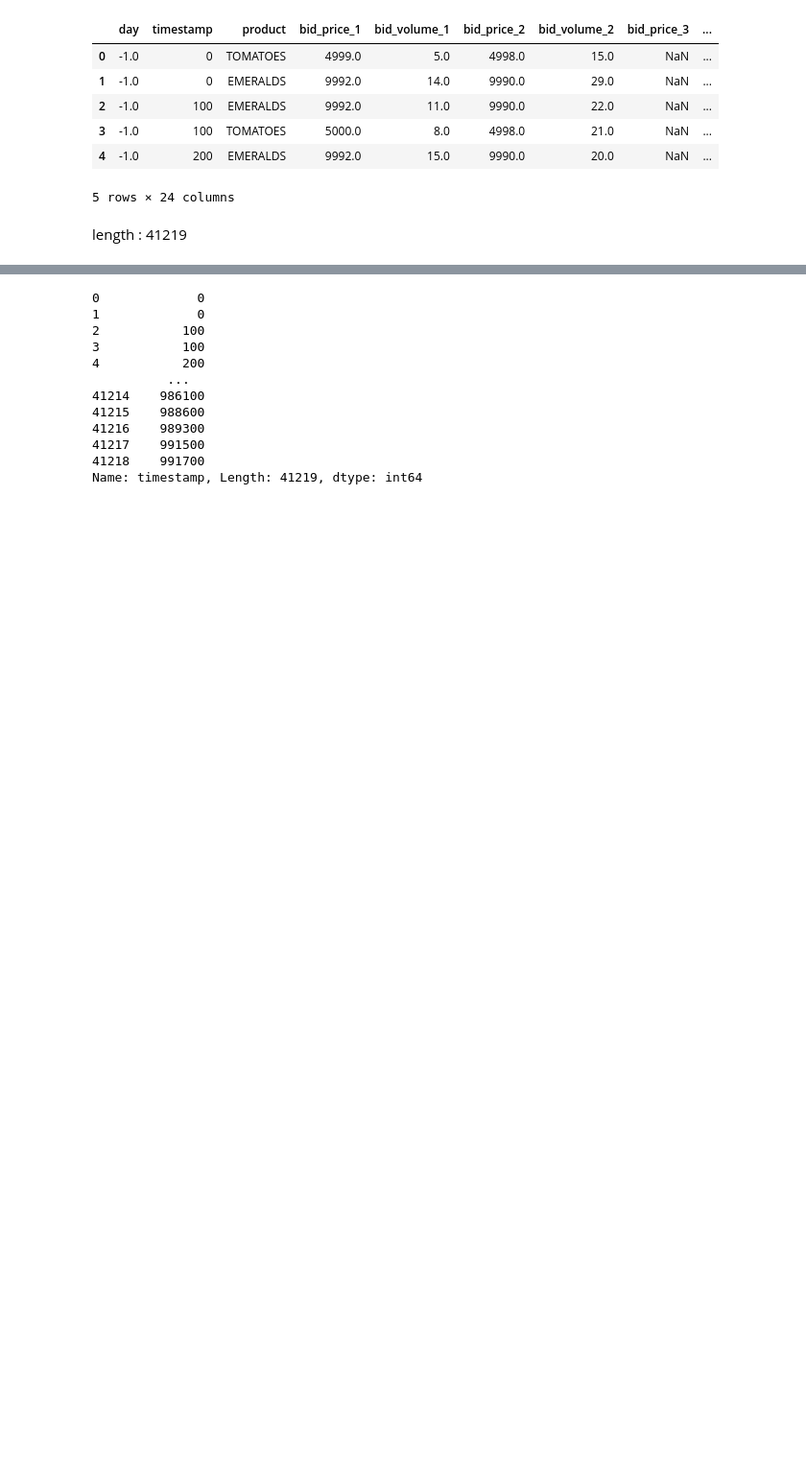
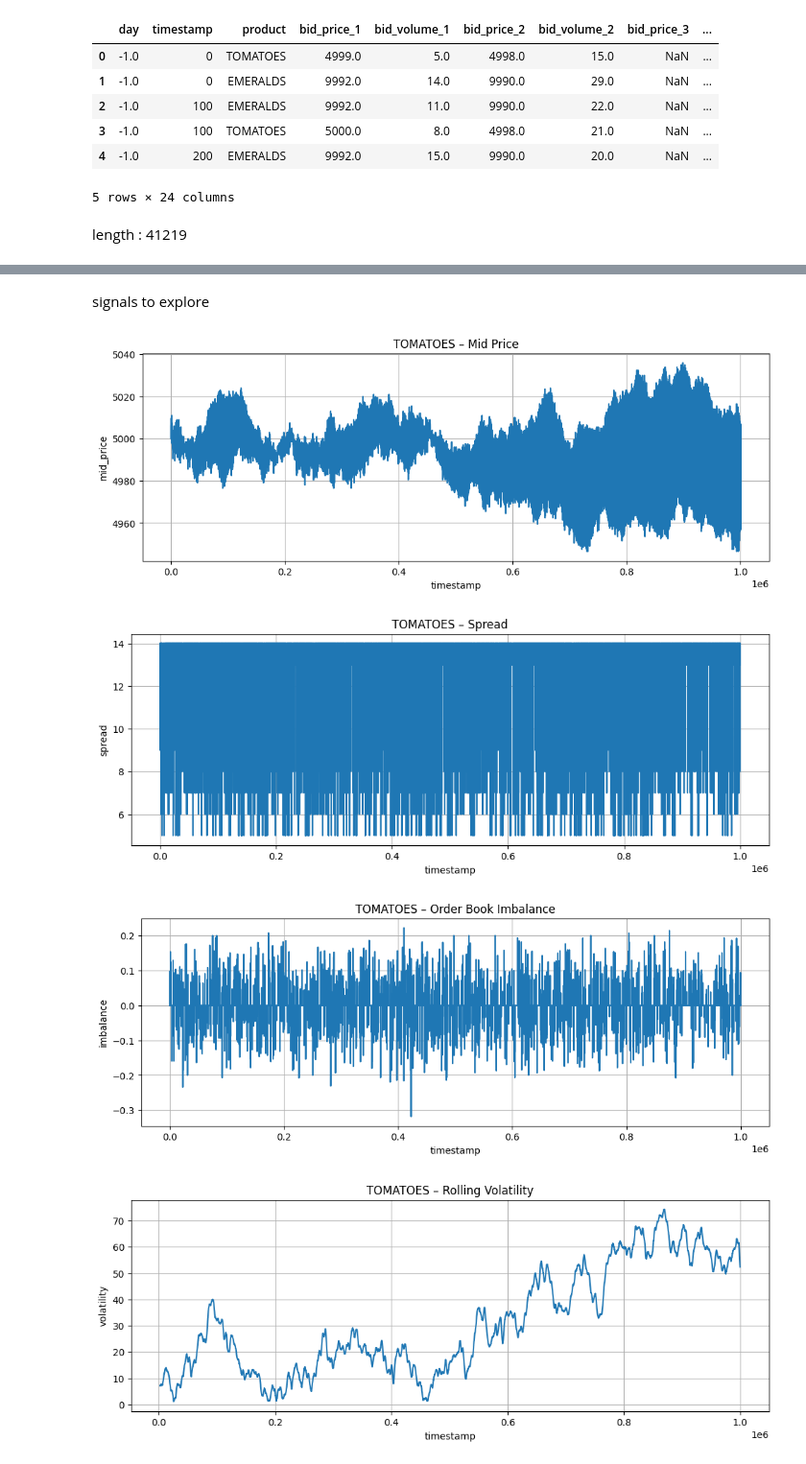
Before and after one commit to dzhan111/imc-prosperity, a Jupyter notebook: eda-tutorial.ipynb, the cells around one changed output, grey strips where cells are left out. Shown at 96% size. Drawn from its saved outputs; the diff is of its cells as text; code cells hidden in the pictures; blank space fills up the shorter version.

```diff
--- a/eda-tutorial.ipynb
+++ b/eda-tutorial.ipynb
@@ -25,14 +46,55 @@ length : 41219
+# %% [markdown]
+signals to explore
 # %%
+
+df = df.sort_values(["product", "timestamp"]).reset_index(drop=True)
+volume_cols = [
+    "bid_volume_1", "bid_volume_2", "bid_volume_3",
+    "ask_volume_1", "ask_volume_2", "ask_volume_3"
+]
+
+df[volume_cols] = df[volume_cols].fillna(0)
+# Spread
+df["spread"] = df["ask_price_1"] - df["bid_price_1"]
+
+# Depth
+df["bid_depth"] = df["bid_volume_1"] + df["bid_volume_2"] + df["bid_volume_3"]
+df["ask_depth"] = df["ask_volume_1"] + df["ask_volume_2"] + df["ask_volume_3"]
+
+# Imbalance
+df["imbalance"] = (df["bid_depth"] - df["ask_depth"]) / (df["bid_depth"] + df["ask_depth"])
+
+# Mid-price returns
+df["mid_return"] = df.groupby("product")["mid_price"].diff()
+
+# Rolling volatility (window=50 ticks)
+df["volatility"] = df.groupby("product")["mid_return"].rolling(50).std().reset_index(level=0, drop=True)
+
+# Microprice
+df["microprice"] = (
+    df["bid_price_1"] * df["ask_volume_1"] +
+    df["ask_price_1"] * df["bid_volume_1"]
+) / (df["bid_volume_1"] + df["ask_volume_1"])
-# %% [output]
-0             0
-1             0
-2           100
-3           100
-4           200
-          ...
-41214    986100
-41215    988600
-41216    989300
-41217    991500
-41218    991700
-Name: timestamp, Length: 41219, dtype: int64
+# %%
+# separate tomatoes + emeralds
+tom = df[df["product"] == "TOMATOES"]
+eme = df[df["product"] == "EMERALDS"]
+def plot_series(data, column, title):
+    plt.figure(figsize=(12,4))
+    plt.plot(data["timestamp"], data[column])
+    plt.title(title)
+    plt.xlabel("timestamp")
+    plt.ylabel(column)
+    plt.grid(True)
+    plt.show()
+# %%
+plot_series(tom, "mid_price", "TOMATOES – Mid Price")
+plot_series(tom, "spread", "TOMATOES – Spread")
+plot_series(tom, "imbalance", "TOMATOES – Order Book Imbalance")
+plot_series(tom, "volatility", "TOMATOES – Rolling Volatility")
+plot_series(tom, "microprice", "TOMATOES – Microprice")
+# %% [output]
+[figure, added]
+[figure, added]
+[figure, added]
+[figure, added]
```
Also changed, not shown: parts of 6 cells of this notebook, 5 other files.
